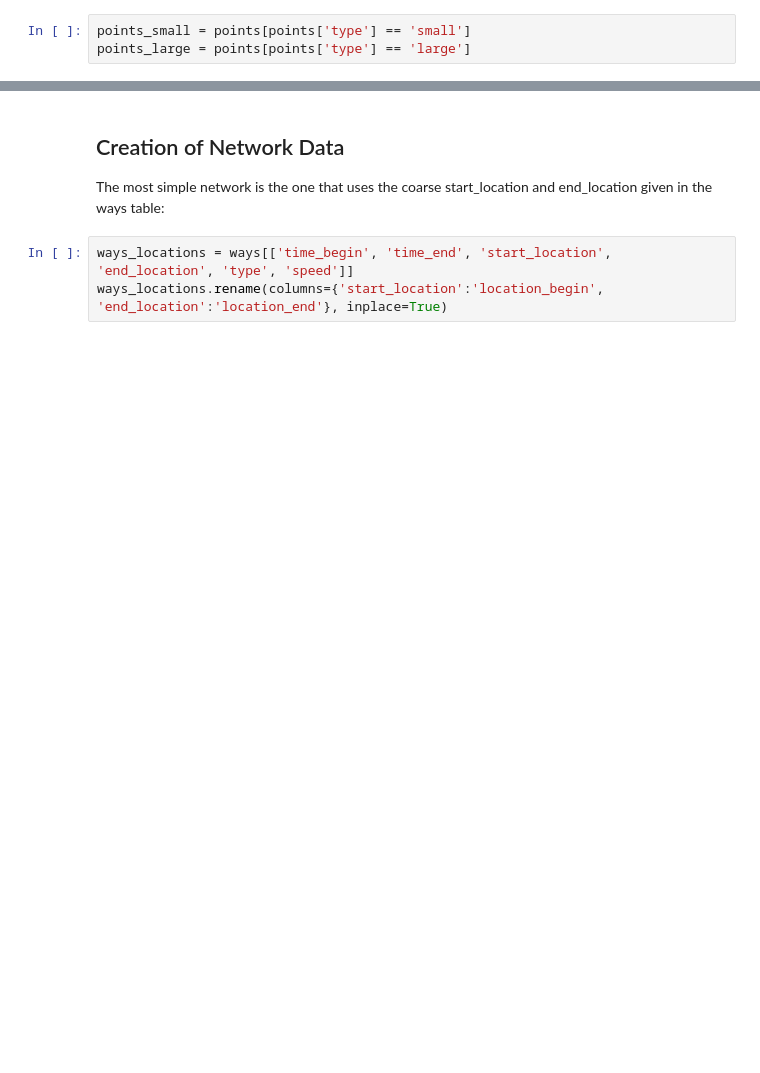
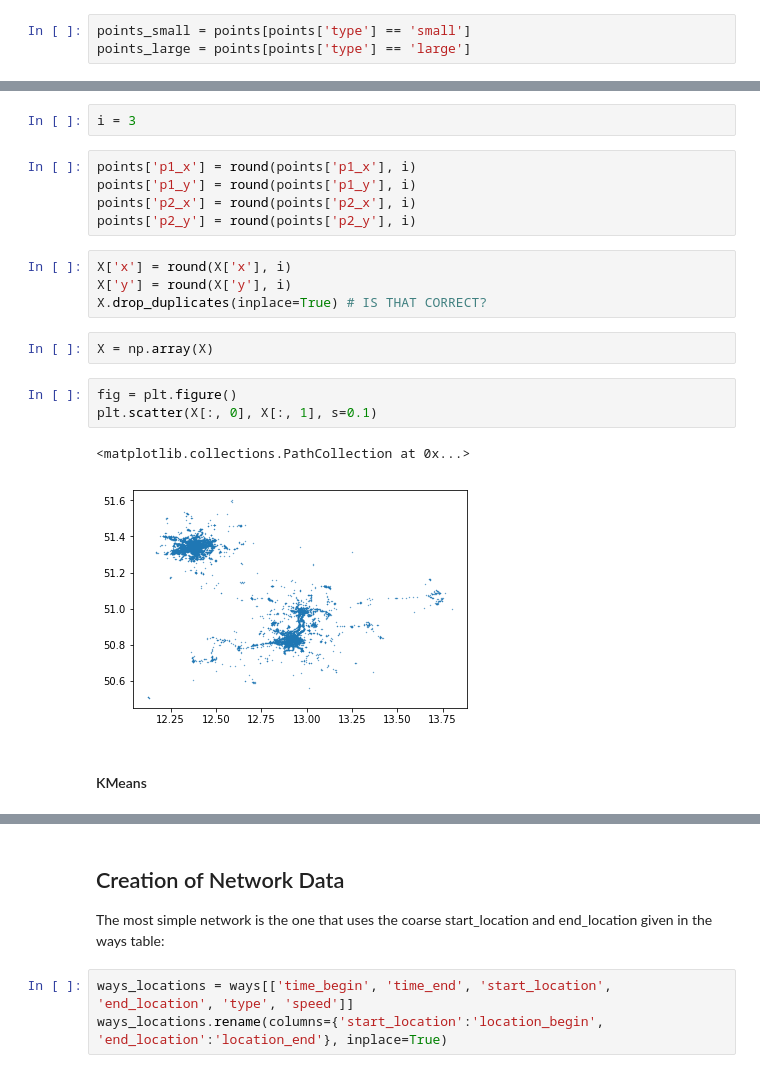
Before and after one commit to count0/flow, a Jupyter notebook: code/data_description.ipynb, the cells around one changed output, grey strips where cells are left out. Drawn from its saved outputs; the diff is of its cells as text; blank space fills up the shorter version.

```diff
--- a/code/data_description.ipynb
+++ b/code/data_description.ipynb
@@ -367,0 +441,21 @@ sum(ways['next_rp'] == 'None')
+# %%
+i = 3
+# %%
+points['p1_x'] = round(points['p1_x'], i)
+points['p1_y'] = round(points['p1_y'], i)
+points['p2_x'] = round(points['p2_x'], i)
+points['p2_y'] = round(points['p2_y'], i)
+# %%
+X['x'] = round(X['x'], i)
+X['y'] = round(X['y'], i)
+X.drop_duplicates(inplace=True) # IS THAT CORRECT?
+# %%
+X = np.array(X)
+# %%
+fig = plt.figure()
+plt.scatter(X[:, 0], X[:, 1], s=0.1)
+# %% [output]
+<matplotlib.collections.PathCollection at 0x...>
+[figure, added]
+# %% [markdown]
+#### KMeans
```
Also changed, not shown: parts of 86 cells of this notebook.
